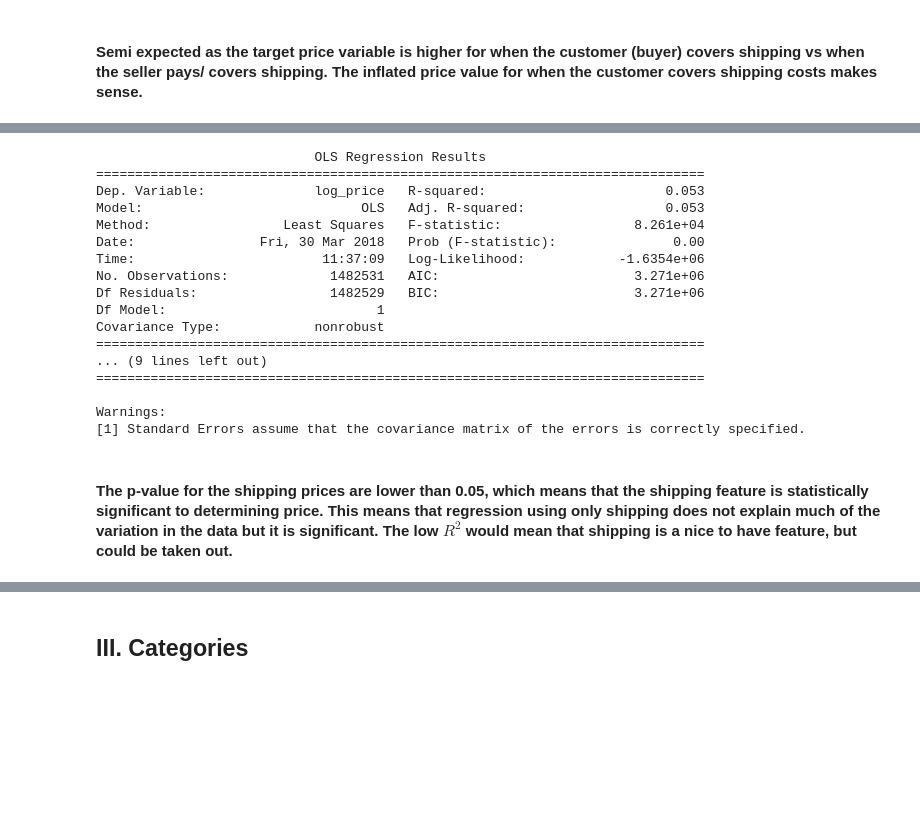
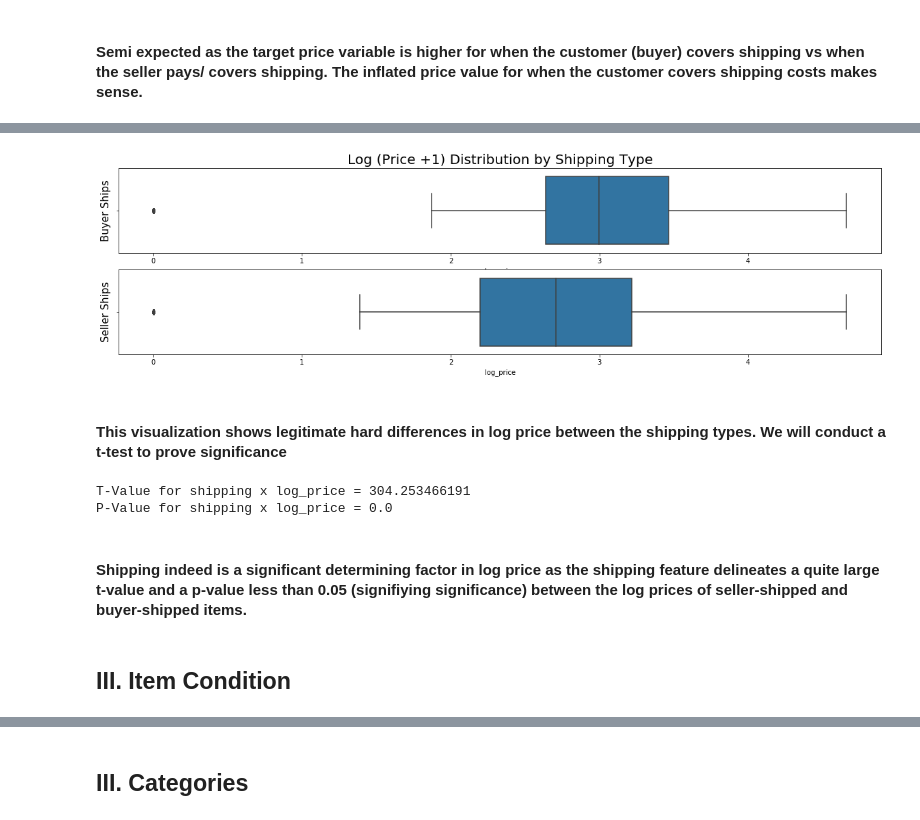
Before and after one commit to kyungjunism/mercari_price_prediction, a Jupyter notebook: Mercari Price Prediction EDA.ipynb, the cells around one changed output, grey strips where cells are left out. Saved outputs shown, nothing was run; the diff lists cells and outputs as text; code cells hidden in the pictures; blank space fills up the shorter version.

```diff
--- a/Mercari Price Prediction EDA.ipynb
+++ b/Mercari Price Prediction EDA.ipynb
@@ -238,25 +228,27 @@ plt.show()
-# %%
-import statsmodels.api as sm
-from statsmodels.formula.api import ols
-m = ols('log_price ~ shipping',train).fit()
-print(m.summary())
-# %% [output]
-                            OLS Regression Results
-==============================================================================
-Dep. Variable:              log_price   R-squared:                       0.053
-Model:                            OLS   Adj. R-squared:                  0.053
-Method:                 Least Squares   F-statistic:                 8.261e+04
-Date:                Fri, 30 Mar 2018   Prob (F-statistic):               0.00
-Time:                        11:37:09   Log-Likelihood:            -1.6354e+06
-No. Observations:             1482531   AIC:                         3.271e+06
-Df Residuals:                 1482529   BIC:                         3.271e+06
-Df Model:                           1
-Covariance Type:            nonrobust
-==============================================================================
-... (9 lines left out)
-==============================================================================
-
-Warnings:
-[1] Standard Errors assume that the covariance matrix of the errors is correctly specified.
-# %% [markdown]
-#### The p-value for the shipping prices are lower than 0.05, which means that the shipping feature is statistically significant to determining price. This means that regression using only shipping does not explain much of the variation in the data but it is significant. The low $R^{2}$ would mean that shipping is a nice to have feature, but could be taken out.
+# %%
+buyer_ships = train[train['shipping'] == 0]
+seller_ships = train[train['shipping'] == 1]
+fig, ax = plt.subplots(2, 1, figsize = (20,5))
+sns.boxplot(buyer_ships.log_price, ax = ax[0])
+sns.boxplot(seller_ships.log_price, ax = ax[1])
+ax[0].set_title("Log (Price +1) Distribution by Shipping Type", fontsize = 20)
+ax[0].set_ylabel("Buyer Ships", fontsize = 15)
+ax[1].set_ylabel("Seller Ships", fontsize = 15)
+
+plt.show()
+# %% [output]
+[figure, added]
+# %% [markdown]
+#### This visualization shows legitimate hard differences in log price between the shipping types. We will conduct a t-test to prove significance
+# %%
+t, p = sp.stats.ttest_ind(buyer_ships.log_price,seller_ships.log_price)
+print("T-Value for shipping x log_price = " + str(t))
+#multiplying by 2 since it is a two tailed T-test
+print("P-Value for shipping x log_price = " + str(2*p))
+# %% [output]
+T-Value for shipping x log_price = 304.253466191
+P-Value for shipping x log_price = 0.0
+# %% [markdown]
+#### Shipping indeed is a significant determining factor in  log price as the shipping feature delineates a quite large t-value and a p-value less than 0.05 (signifiying significance) between the log prices of seller-shipped and buyer-shipped items.
+# %% [markdown]
+## III. Item Condition
```
Also changed, not shown: parts of 56 cells of this notebook.
